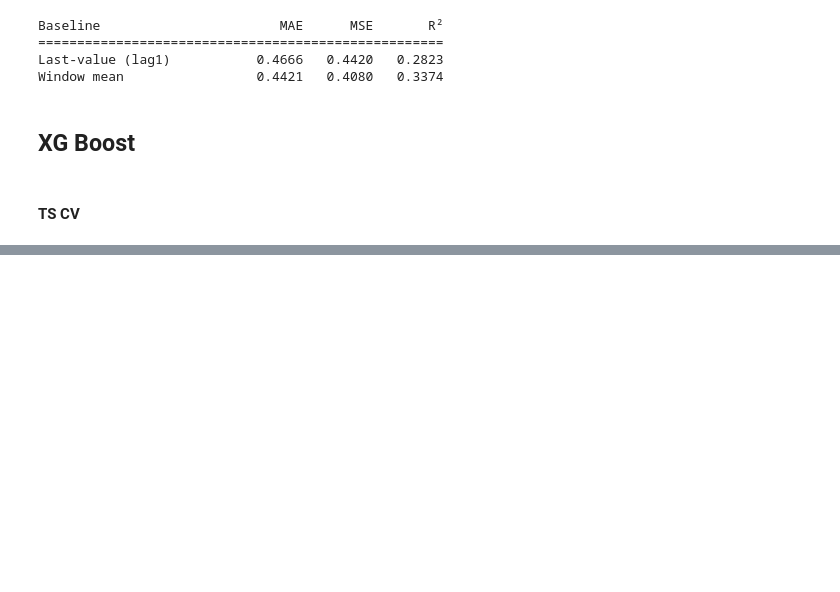
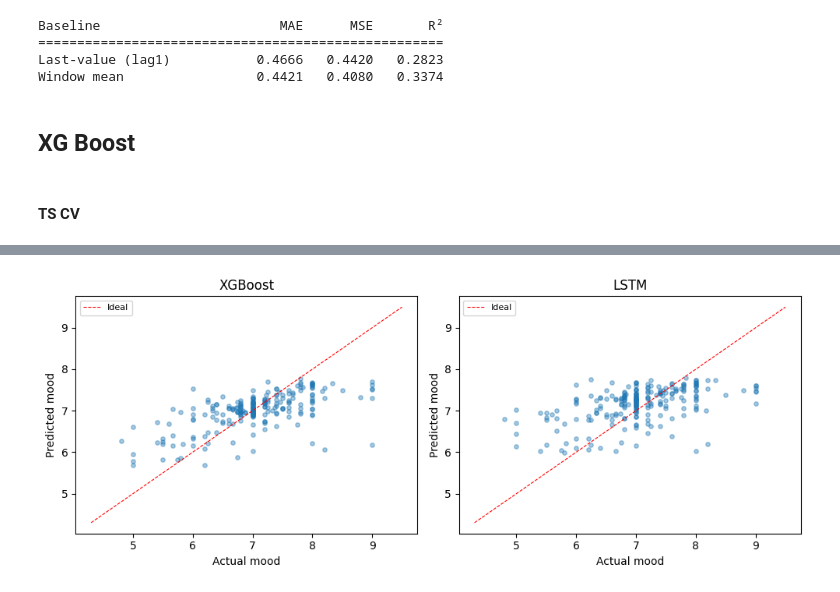
Before and after one commit to myriamth04/Data-Mining, a Jupyter notebook: numerical_prediction.ipynb, the cells around one changed output, grey strips where cells are left out. Drawn from its saved outputs; the diff is of its cells as text; code cells hidden in the pictures; blank space fills up the shorter version.

```diff
--- a/numerical_prediction.ipynb
+++ b/numerical_prediction.ipynb
@@ -546,0 +441,18 @@ plt.show()
+# %%
+fig, axes = plt.subplots(1, 2, figsize=(10, 4))
+for ax, name, actual, preds in [
+    (axes[0], "XGBoost", y_test, xgb_preds),
+    (axes[1], "LSTM",    lstm_actual, lstm_preds),
+]:
+    ax.scatter(actual, preds, alpha=0.4, s=15)
+    lo = min(actual.min(), preds.min()) - 0.5
+    hi = max(actual.max(), preds.max()) + 0.5
+    ax.plot([lo, hi], [lo, hi], "r--", linewidth=0.8, label="Ideal")
+    ax.set(xlabel="Actual mood", ylabel="Predicted mood", title=name)
+    ax.legend(fontsize=8)
+
+plt.tight_layout()
+plt.savefig("pred_vs_actual.png", dpi=150, bbox_inches="tight")
+plt.show()
+# %% [output]
+[figure, added]
```
Also changed, not shown: parts of 28 cells of this notebook, 4 other files.
